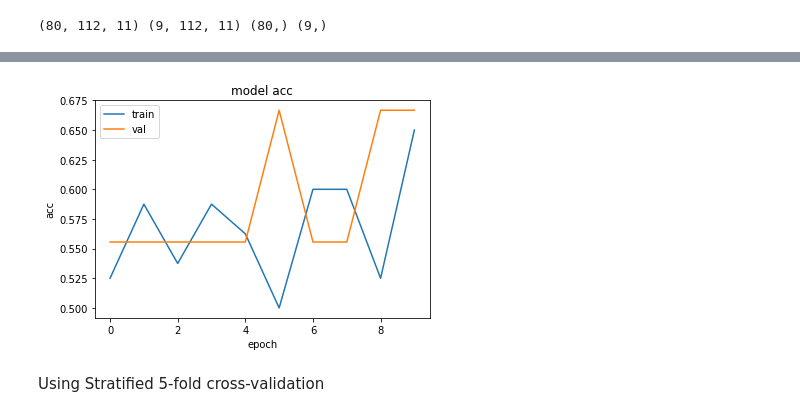
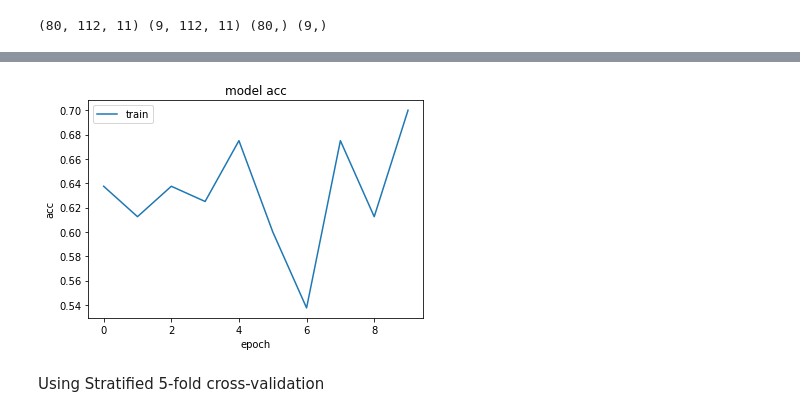
Before and after one commit to avishreekh/Confusion-detection-EEG, a Jupyter notebook: Confusion_Detection_EEG.ipynb, the cells around one changed output, grey strips where cells are left out. Drawn from its saved outputs; the diff is of its cells as text; code cells hidden in the pictures.

Commit message:
Add CNN Model

```diff
--- a/Confusion_Detection_EEG.ipynb
+++ b/Confusion_Detection_EEG.ipynb
@@ -311,7 +305,12 @@ print(X_train.shape, X_test.shape, y_train.shape, y_test.shape)
 model = Sequential()
 model.add(BatchNormalization(axis=1))
 # model.add(Bidirectional(LSTM(5, dropout=0.5, recurrent_dropout=0.5)))
-model.add(GRU(12,dropout=0.5,recurrent_dropout=0.2))
+# model.add(GRU(12,dropout=0.5,recurrent_dropout=0.2))
+model.add(Conv1D(filters=30,kernel_size = 3))
+model.add(Dropout(0.5))
+model.add(Flatten())
+model.add(Dense(32,activation="relu"))
+model.add(Dropout(0.5))
 model.add(Dense(1, activation='sigmoid'))
 model.build((None, 112, 11))
 # %%
@@ -334,5 +341,5 @@ _________________________________________________________________
 # %%
 model.compile(loss='binary_crossentropy', optimizer='adam', metrics=['accuracy'])
 # %%
-model.fit(x=waves, y=labels, batch_size=10, epochs=10,validation_split=0.1)
+model.fit(x=X_train, y=y_train, batch_size=10, epochs=10)
 # %% [output]
@@ -357,14 +367,15 @@ Epoch 10/10
 # %%
 history = model.history
 plt.plot(history.history['acc'])
-plt.plot(history.history['val_acc'])
+# plt.plot(history.history['val_acc'])
 plt.title('model acc')
 plt.ylabel('acc')
 plt.xlabel('epoch')
-plt.legend(['train','val'], loc='upper left')
+# plt.legend(['train','val'], loc='upper left')
+plt.legend(['train'],loc='upper left')
 plt.show()
 # %% [output]
-[figure, old version]
+[figure, new version]
 # %% [markdown]
 Using Stratified 5-fold cross-validation
 # %%
```
Also changed, not shown: parts of 8 cells of this notebook.
